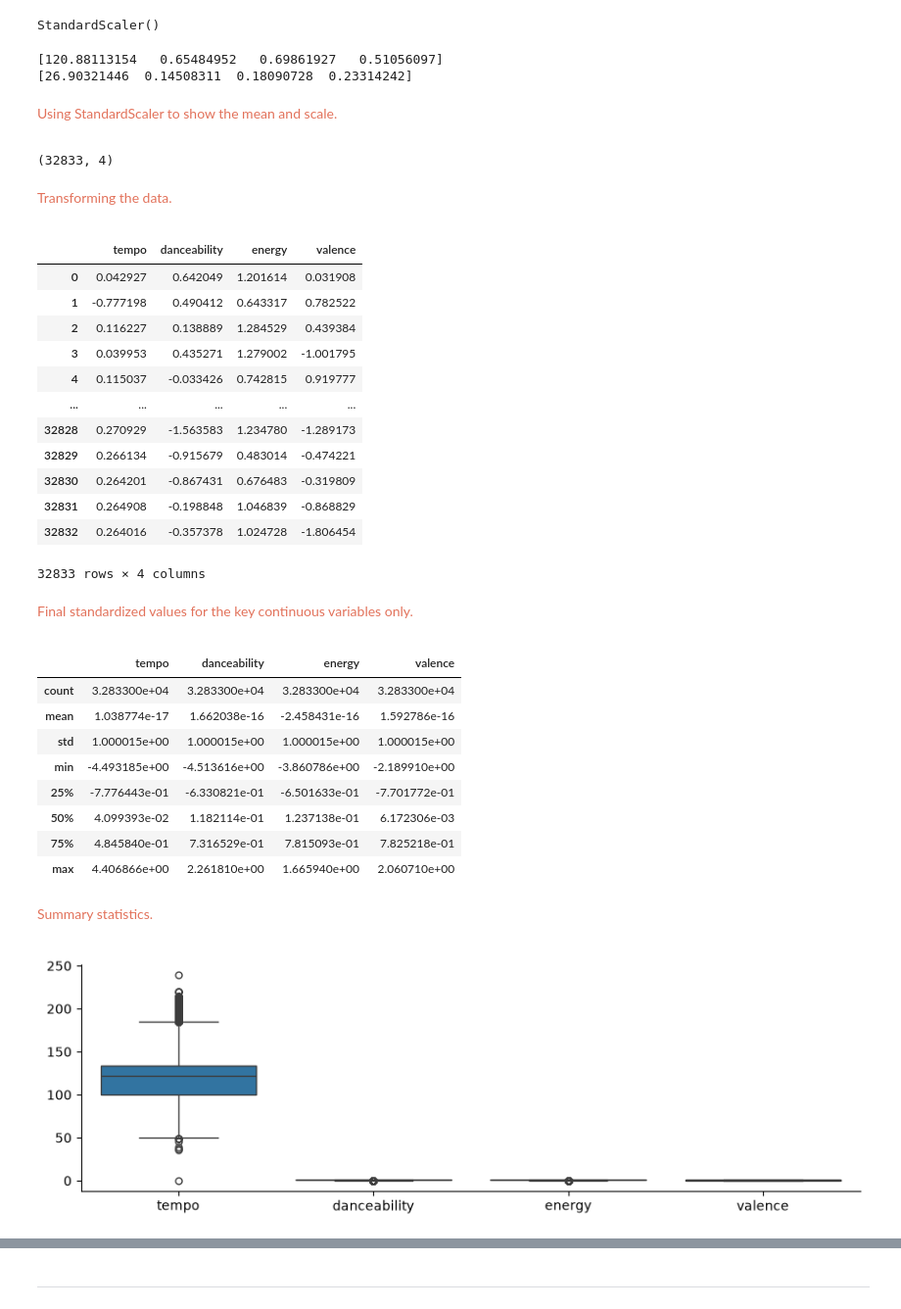
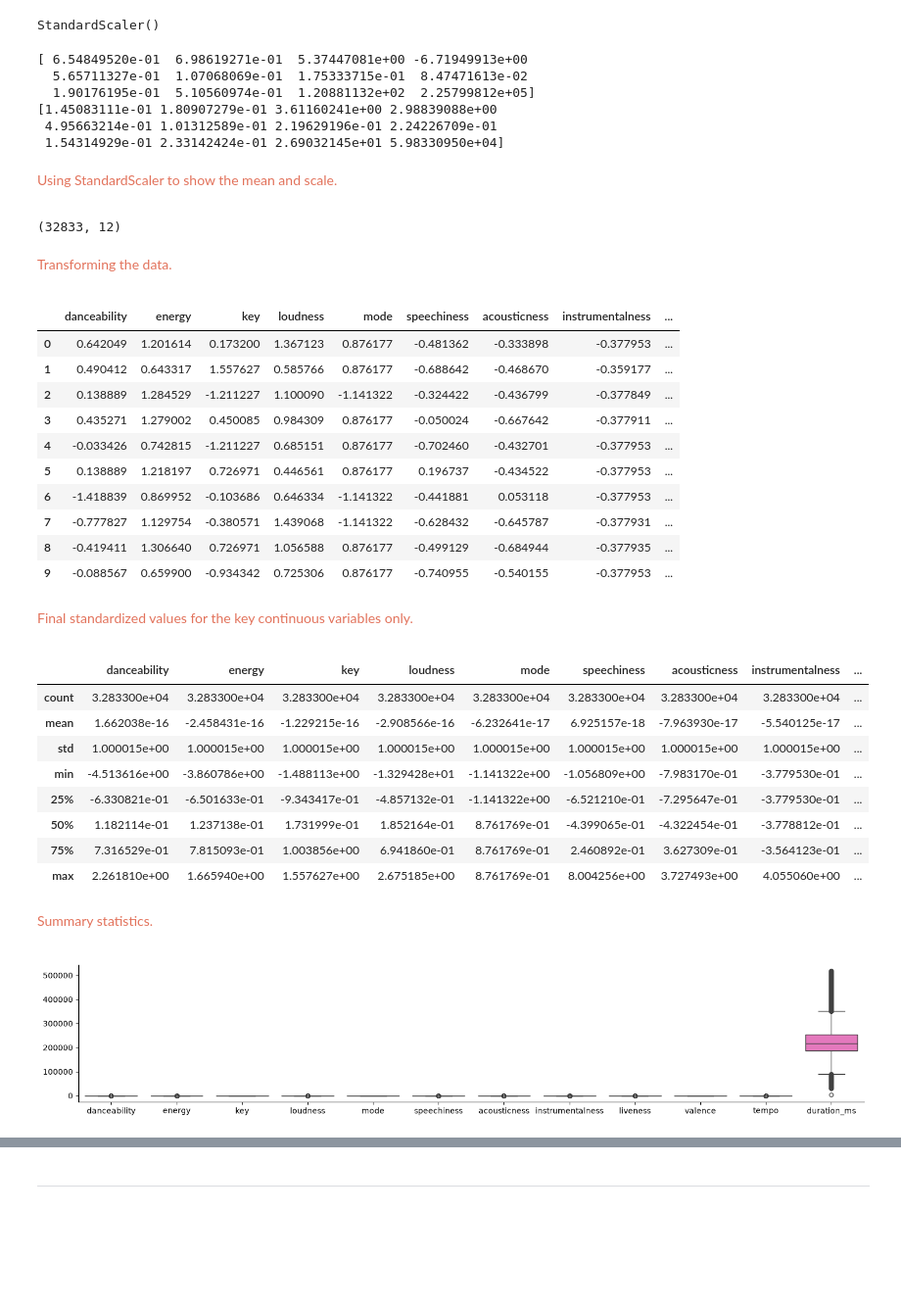
Before and after one commit to awomann/nba-prediction, a Jupyter notebook: Desktop/Coding/Pitt MDS/CMPINF2100/Final/Mann_Ashley_Final_Additonal_EDA.ipynb, the cells around one changed output, grey strips where cells are left out. Shown at 98% size. Drawn from its saved outputs; the diff is of its cells as text; code cells hidden in the pictures; blank space fills up the shorter version.

```diff
--- a/Desktop/Coding/Pitt MDS/CMPINF2100/Final/Mann_Ashley_Final_Additonal_EDA.ipynb
+++ b/Desktop/Coding/Pitt MDS/CMPINF2100/Final/Mann_Ashley_Final_Additonal_EDA.ipynb
@@ -278,6 +274,6 @@ Creating a focused dataset for the key variables.
 
 </span>
 # %%
-key_var_df_4 = key_var_df[['tempo', 'danceability', 'energy', 'valence']]
-key_var_df_4.head()
+cont_var_df = df[['danceability', 'energy', 'key', 'loudness', 'mode', 'speechiness', 'acousticness', 'instrumentalness', 'liveness', 'valence', 'tempo', 'duration_ms']]
+cont_var_df.head(10)
 # %% [output]
@@ -320,15 +320,19 @@ Focusing on only continuous variables to prepare for standardization.
 # %%
 scaler = StandardScaler()
 # %%
-scaler.fit(key_var_df_4)
+scaler.fit(cont_var_df)
 # %% [output]
 StandardScaler()
 # %%
 print(scaler.mean_)
 print(scaler.scale_)
 # %% [output]
-[120.88113154   0.65484952   0.69861927   0.51056097]
-[26.90321446  0.14508311  0.18090728  0.23314242]
+[ 6.54849520e-01  6.98619271e-01  5.37447081e+00 -6.71949913e+00
+  5.65711327e-01  1.07068069e-01  1.75333715e-01  8.47471613e-02
+  1.90176195e-01  5.10560974e-01  1.20881132e+02  2.25799812e+05]
+[1.45083111e-01 1.80907279e-01 3.61160241e+00 2.98839088e+00
+ 4.95663214e-01 1.01312589e-01 2.19629196e-01 2.24226709e-01
+ 1.54314929e-01 2.33142424e-01 2.69032145e+01 5.98330950e+04]
 # %% [markdown]
 <span style="color:#E2725B">
 
@@ -336,10 +340,10 @@ Using StandardScaler to show the mean and scale.
 
 </span>
 # %%
-key_var_df_4_std_arr = scaler.transform(key_var_df_4)
-key_var_df_4_std_arr.shape
+cont_var_df_std_arr = scaler.transform(cont_var_df)
+cont_var_df_std_arr.shape
 # %% [output]
-(32833, 4)
+(32833, 12)
 # %% [markdown]
 <span style="color:#E2725B">
 
@@ -347,22 +351,20 @@ Transforming the data.
 
 </span>
 # %%
-key_var_df_4_std = pd.DataFrame(key_var_df_4_std_arr, columns = key_var_df_4.columns)
-key_var_df_4_std
+cont_var_df_std = pd.DataFrame(cont_var_df_std_arr, columns = cont_var_df.columns)
+cont_var_df_std.head(10)
 # %% [output]
-|  | tempo | danceability | energy | valence |
-| 0 | 0.042927 | 0.642049 | 1.201614 | 0.031908 |
-| 1 | -0.777198 | 0.490412 | 0.643317 | 0.782522 |
-| 2 | 0.116227 | 0.138889 | 1.284529 | 0.439384 |
-| 3 | 0.039953 | 0.435271 | 1.279002 | -1.001795 |
-| 4 | 0.115037 | -0.033426 | 0.742815 | 0.919777 |
-| ... | ... | ... | ... | ... |
-| 32828 | 0.270929 | -1.563583 | 1.234780 | -1.289173 |
-| 32829 | 0.266134 | -0.915679 | 0.483014 | -0.474221 |
-| 32830 | 0.264201 | -0.867431 | 0.676483 | -0.319809 |
-| 32831 | 0.264908 | -0.198848 | 1.046839 | -0.868829 |
-| 32832 | 0.264016 | -0.357378 | 1.024728 | -1.806454 |
+|  | danceability | energy | key | loudness | mode | speechiness | acousticness | instrumentalness | ... |
+| 0 | 0.642049 | 1.201614 | 0.173200 | 1.367123 | 0.876177 | -0.481362 | -0.333898 | -0.377953 | ... |
+| 1 | 0.490412 | 0.643317 | 1.557627 | 0.585766 | 0.876177 | -0.688642 | -0.468670 | -0.359177 | ... |
+| 2 | 0.138889 | 1.284529 | -1.211227 | 1.100090 | -1.141322 | -0.324422 | -0.436799 | -0.377849 | ... |
+| 3 | 0.435271 | 1.279002 | 0.450085 | 0.984309 | 0.876177 | -0.050024 | -0.667642 | -0.377911 | ... |
+| 4 | -0.033426 | 0.742815 | -1.211227 | 0.685151 | 0.876177 | -0.702460 | -0.432701 | -0.377953 | ... |
+| 5 | 0.138889 | 1.218197 | 0.726971 | 0.446561 | 0.876177 | 0.196737 | -0.434522 | -0.377953 | ... |
+| 6 | -1.418839 | 0.869952 | -0.103686 | 0.646334 | -1.141322 | -0.441881 | 0.053118 | -0.377953 | ... |
+| 7 | -0.777827 | 1.129754 | -0.380571 | 1.439068 | -1.141322 | -0.628432 | -0.645787 | -0.377931 | ... |
+| 8 | -0.419411 | 1.306640 | 0.726971 | 1.056588 | 0.876177 | -0.499129 | -0.684944 | -0.377935 | ... |
+| 9 | -0.088567 | 0.659900 | -0.934342 | 0.725306 | 0.876177 | -0.740955 | -0.540155 | -0.377953 | ... |
-32833 rows × 4 columns
 # %% [markdown]
 <span style="color:#E2725B">
 
@@ -370,17 +372,17 @@ Final standardized values for the key continuous variables only.
 
 </span>
 # %%
-key_var_df_4_std.describe()
+cont_var_df_std.describe()
 # %% [output]
-|  | tempo | danceability | energy | valence |
-| count | 3.283300e+04 | 3.283300e+04 | 3.283300e+04 | 3.283300e+04 |
-| mean | 1.038774e-17 | 1.662038e-16 | -2.458431e-16 | 1.592786e-16 |
-| std | 1.000015e+00 | 1.000015e+00 | 1.000015e+00 | 1.000015e+00 |
-| min | -4.493185e+00 | -4.513616e+00 | -3.860786e+00 | -2.189910e+00 |
-| 25% | -7.776443e-01 | -6.330821e-01 | -6.501633e-01 | -7.701772e-01 |
-| 50% | 4.099393e-02 | 1.182114e-01 | 1.237138e-01 | 6.172306e-03 |
-| 75% | 4.845840e-01 | 7.316529e-01 | 7.815093e-01 | 7.825218e-01 |
-| max | 4.406866e+00 | 2.261810e+00 | 1.665940e+00 | 2.060710e+00 |
+|  | danceability | energy | key | loudness | mode | speechiness | acousticness | instrumentalness | ... |
+| count | 3.283300e+04 | 3.283300e+04 | 3.283300e+04 | 3.283300e+04 | 3.283300e+04 | 3.283300e+04 | 3.283300e+04 | 3.283300e+04 | ... |
+| mean | 1.662038e-16 | -2.458431e-16 | -1.229215e-16 | -2.908566e-16 | -6.232641e-17 | 6.925157e-18 | -7.963930e-17 | -5.540125e-17 | ... |
+| std | 1.000015e+00 | 1.000015e+00 | 1.000015e+00 | 1.000015e+00 | 1.000015e+00 | 1.000015e+00 | 1.000015e+00 | 1.000015e+00 | ... |
+| min | -4.513616e+00 | -3.860786e+00 | -1.488113e+00 | -1.329428e+01 | -1.141322e+00 | -1.056809e+00 | -7.983170e-01 | -3.779530e-01 | ... |
+| 25% | -6.330821e-01 | -6.501633e-01 | -9.343417e-01 | -4.857132e-01 | -1.141322e+00 | -6.521210e-01 | -7.295647e-01 | -3.779530e-01 | ... |
+| 50% | 1.182114e-01 | 1.237138e-01 | 1.731999e-01 | 1.852164e-01 | 8.761769e-01 | -4.399065e-01 | -4.322454e-01 | -3.778812e-01 | ... |
+| 75% | 7.316529e-01 | 7.815093e-01 | 1.003856e+00 | 6.941860e-01 | 8.761769e-01 | 2.460892e-01 | 3.627309e-01 | -3.564123e-01 | ... |
+| max | 2.261810e+00 | 1.665940e+00 | 1.557627e+00 | 2.675185e+00 | 8.761769e-01 | 8.004256e+00 | 3.727493e+00 | 4.055060e+00 | ... |
 # %% [markdown]
 <span style="color:#E2725B">
 
@@ -388,8 +390,8 @@ Summary statistics.
 
 </span>
 # %%
-sns.catplot(data = key_var_df_4, kind = 'box', height = 3, aspect = 3)
+sns.catplot(data = cont_var_df, kind = 'box', height = 3, aspect = 5)
 plt.show()
 # %% [output]
-[figure, old version]
+[figure, new version]
 # %%
```
Also changed, not shown: parts of 8 cells of this notebook, 2 other files.
